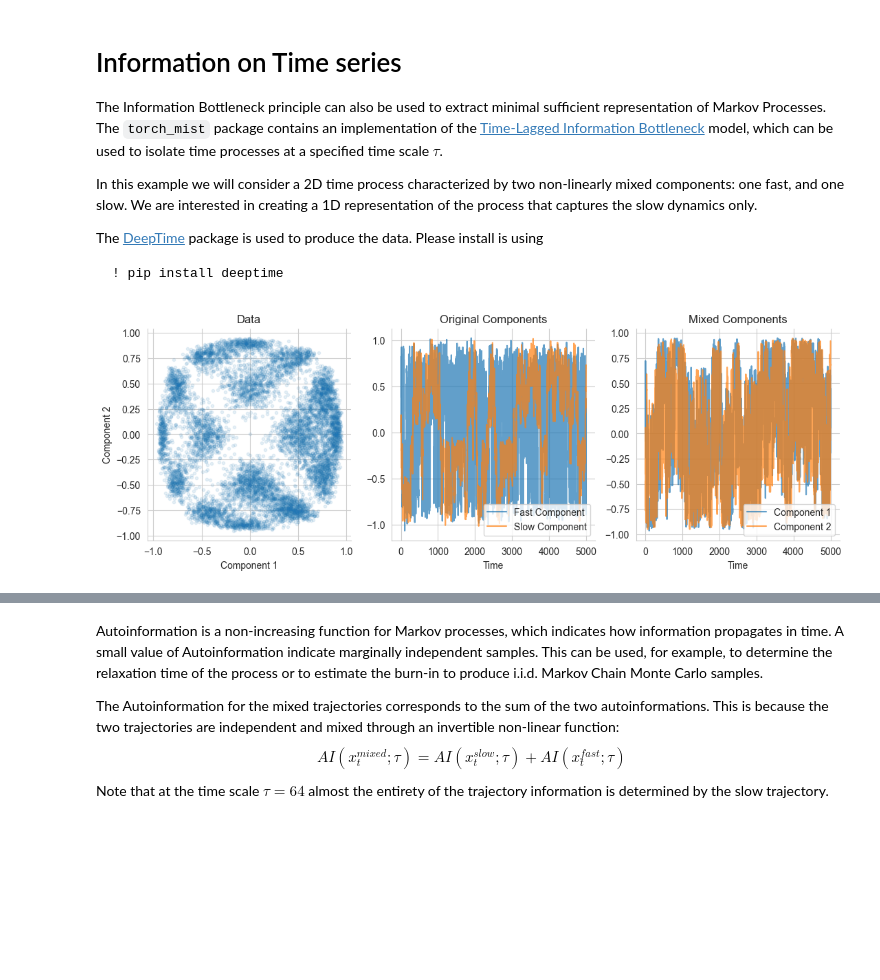
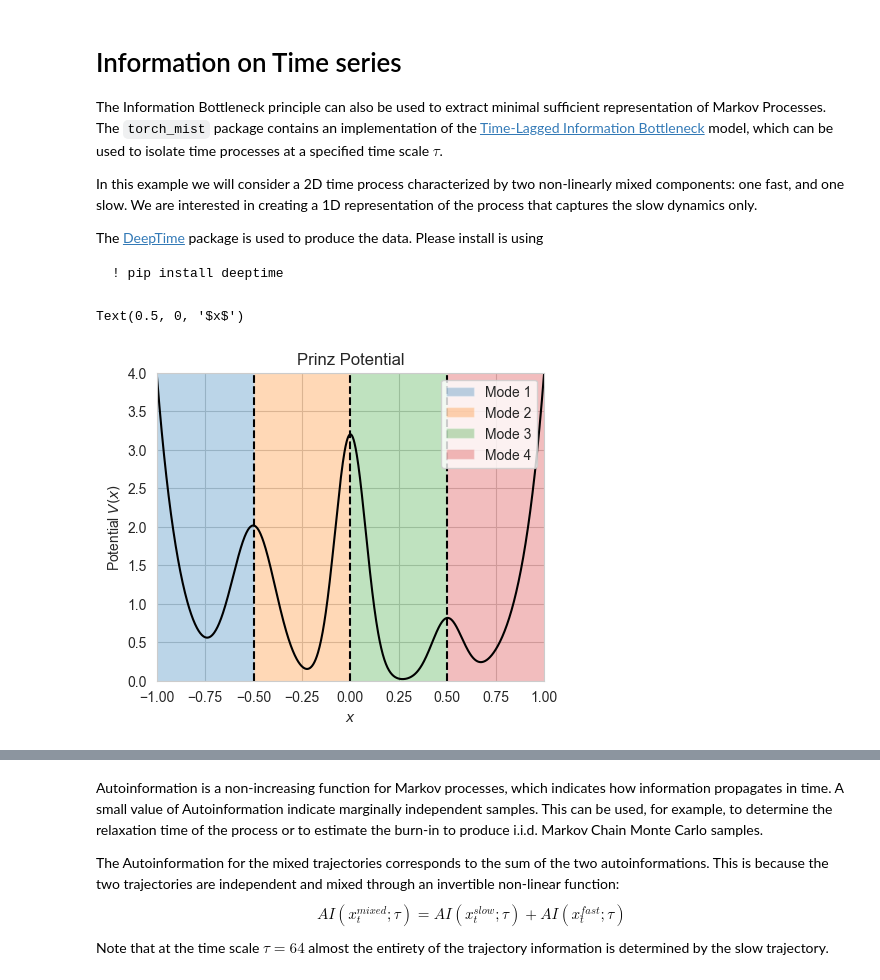
Before and after one commit to mfederici/torch-mist, a Jupyter notebook: docs/notebooks/examples/temporal_information.ipynb, the cells around one changed output, grey strips where cells are left out. Drawn from its saved outputs; the diff is of its cells as text; code cells hidden in the pictures; blank space fills up the shorter version.

```diff
--- a/docs/notebooks/examples/temporal_information.ipynb
+++ b/docs/notebooks/examples/temporal_information.ipynb
@@ -40,29 +13,34 @@ trajectories = {
-# %%
-import seaborn as sns
-import matplotlib.pyplot as plt
-
-f, ax = plt.subplots(1,3, figsize=(13,4))
-
-# Plot the whole trajectories (subsamples) after mixing
-ax[0].set_title('Data')
-ax[0].scatter(x=mixed_traj[::10,0], y=mixed_traj[::10,1], marker='.', alpha=0.1)
-ax[0].set_xlabel('Component 1')
-ax[0].set_ylabel('Component 2')
-
-# Visualize the original components over time
-ax[1].set_title("Original Components")
-ax[1].plot(fast_traj[:50000:10], label='Fast Component', alpha=0.7)
-ax[1].plot(slow_traj[:50000:10], label='Slow Component', alpha=0.7)
-ax[1].set_xlabel('Time')
-ax[1].legend()
-
-# Visualize the mixed components
-ax[2].set_title("Mixed Components")
-ax[2].plot(mixed_traj[:50000:10,0], label='Component 1', alpha=0.7)
-ax[2].plot(mixed_traj[:50000:10,1], label='Component 2', alpha=0.7)
-ax[2].set_xlabel('Time')
-ax[2].legend()
-
-sns.despine();
-# %% [output]
-[figure, removed]
+# %%
+import seaborn as sns
+import matplotlib.pyplot as plt
+from deeptime.data import prinz_potential
+import numpy as np
+
+# We instantiate a Prinz Potential, which consists of 4 modes
+process = prinz_potential()
+
+# Plot the potential from -1 to 1
+f, ax = plt.subplots(1,1, figsize=(5,4))
+
+x = np.linspace(-1.0,1.0, 1000)
+plt.plot(x, process.potential(x), color='k')
+
+# Energy barriers are plotted with dashed vertical lines.
+# For visualization purpose, we associate each region with a different color.
+thresholds = np.array([-0.5,0,0.5])
+prev_thresh = -1
+for i,t in enumerate(thresholds):
+    plt.axvline(t, ls='--', color='k')
+    plt.fill_between([prev_thresh, t], [0,0], [4,4], alpha=0.3, label=f'Mode {i+1}')
+    prev_thresh = t
+
+plt.fill_between([prev_thresh, 1], [0,0], [4,4], alpha=0.3, label=f'Mode 4')
+ax.set_title("Prinz Potential")
+ax.legend()
+ax.set_ylim(0,4)
+ax.set_xlim(-1,1)
+ax.set_ylabel("Potential $V(x)$")
+ax.set_xlabel("$x$")
+# %% [output]
+Text(0.5, 0, '$x$')
+[figure, added]
```
Also changed, not shown: parts of 13 cells of this notebook.
